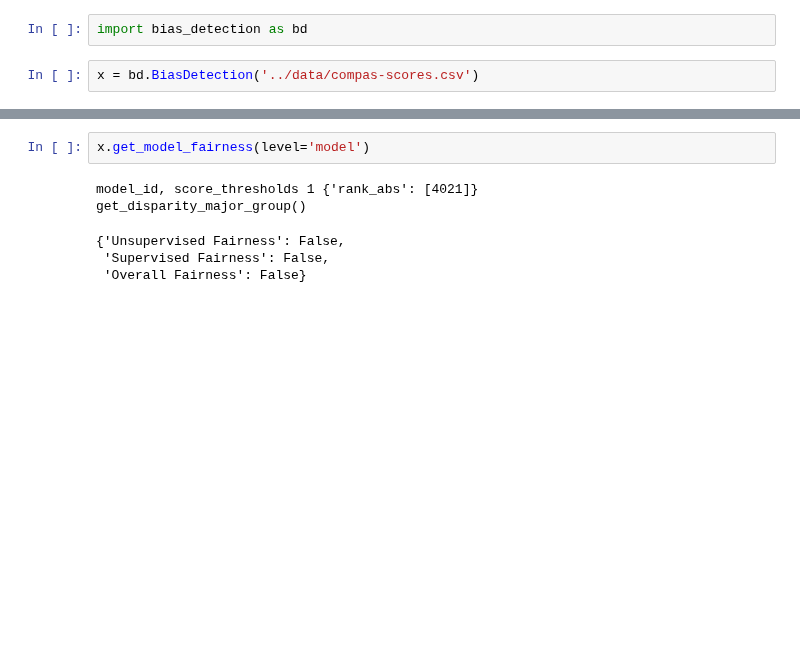
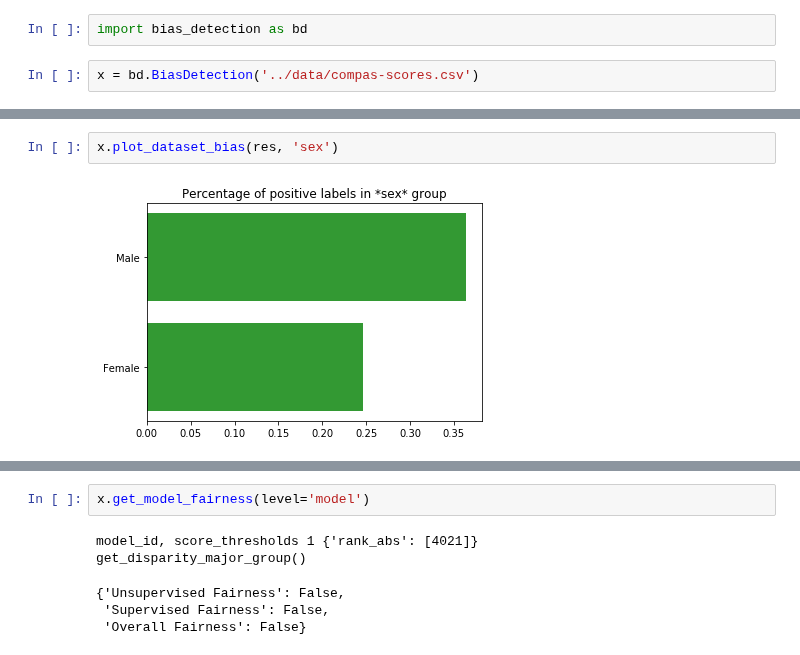
Before and after one commit to SanGreel/noble-model-audit, a Jupyter notebook: bias/script_usage_example.ipynb, the cells around one changed output, grey strips where cells are left out. Drawn from its saved outputs; the diff is of its cells as text; blank space fills up the shorter version.

Commit message:
Implemented methods to visualize dataset bias

```diff
--- a/bias/script_usage_example.ipynb
+++ b/bias/script_usage_example.ipynb
@@ -27 +27,5 @@ pp.pprint(res)
   'fair': False}
+# %%
+x.plot_dataset_bias(res, 'sex')
+# %% [output]
+[figure, added]
```
Also changed, not shown: parts of 3 cells of this notebook, 1 other file.
